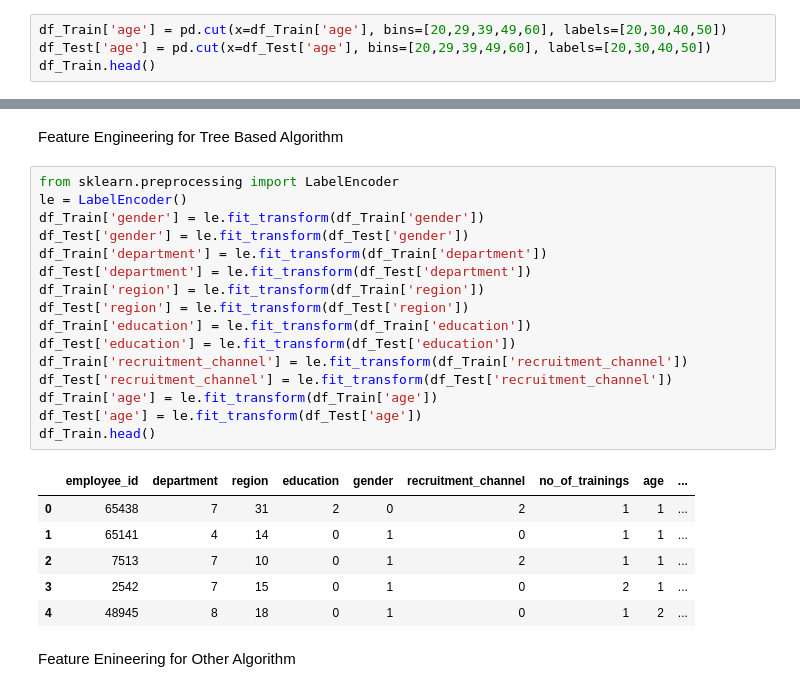
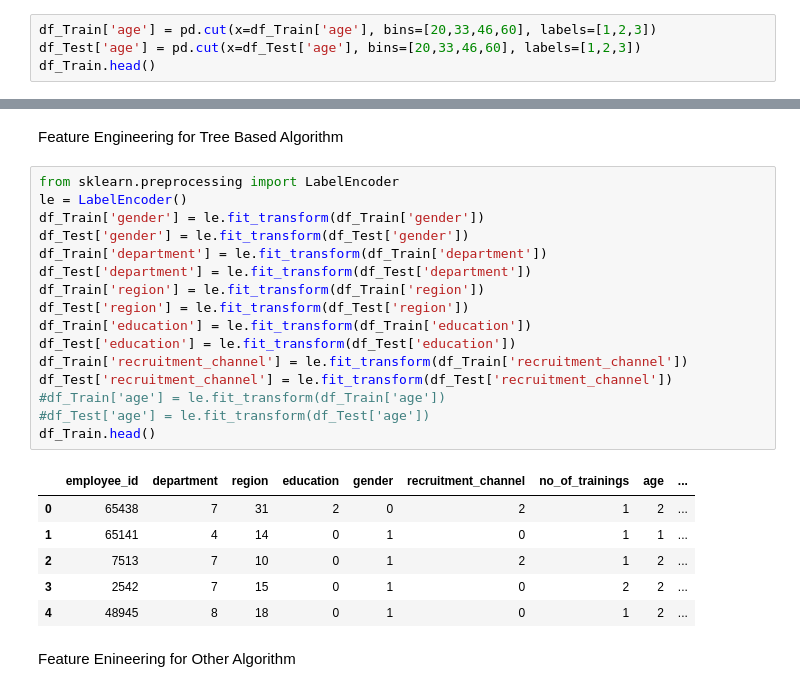
Before and after one commit to blessondensil294/HR-Analytics-Promotion, a Jupyter notebook: HR_Analytics_to_Predict_Promotion.ipynb, the cells around one changed output, grey strips where cells are left out. Drawn from its saved outputs; the diff is of its cells as text.

```diff
--- a/HR_Analytics_to_Predict_Promotion.ipynb
+++ b/HR_Analytics_to_Predict_Promotion.ipynb
@@ -287,8 +287,8 @@ df_Train.head()
 | 3 | 2542 | Sales & Marketing | region_23 | Bachelor's | m | other | 2 | 39 | ... |
 | 4 | 48945 | Technology | region_26 | Bachelor's | m | other | 1 | 45 | ... |
 # %%
-df_Train['age'] = pd.cut(x=df_Train['age'], bins=[20,29,39,49,60], labels=[20,30,40,50])
-df_Test['age'] = pd.cut(x=df_Test['age'], bins=[20,29,39,49,60], labels=[20,30,40,50])
+df_Train['age'] = pd.cut(x=df_Train['age'], bins=[20,33,46,60], labels=[1,2,3])
+df_Test['age'] = pd.cut(x=df_Test['age'], bins=[20,33,46,60], labels=[1,2,3])
 df_Train.head()
 # %% [output]
 |  | employee_id | department | region | education | gender | recruitment_channel | no_of_trainings | age | ... |
@@ -313,25 +313,25 @@ Feature Engineering for Tree Based Algorithm
 # %%
 from sklearn.preprocessing import LabelEncoder
 le = LabelEncoder()
 df_Train['gender'] = le.fit_transform(df_Train['gender'])
 df_Test['gender'] = le.fit_transform(df_Test['gender'])
 df_Train['department'] = le.fit_transform(df_Train['department'])
 df_Test['department'] = le.fit_transform(df_Test['department'])
 df_Train['region'] = le.fit_transform(df_Train['region'])
 df_Test['region'] = le.fit_transform(df_Test['region'])
 df_Train['education'] = le.fit_transform(df_Train['education'])
 df_Test['education'] = le.fit_transform(df_Test['education'])
 df_Train['recruitment_channel'] = le.fit_transform(df_Train['recruitment_channel'])
 df_Test['recruitment_channel'] = le.fit_transform(df_Test['recruitment_channel'])
-df_Train['age'] = le.fit_transform(df_Train['age'])
-df_Test['age'] = le.fit_transform(df_Test['age'])
+#df_Train['age'] = le.fit_transform(df_Train['age'])
+#df_Test['age'] = le.fit_transform(df_Test['age'])
 df_Train.head()
 # %% [output]
 |  | employee_id | department | region | education | gender | recruitment_channel | no_of_trainings | age | ... |
-| 0 | 65438 | 7 | 31 | 2 | 0 | 2 | 1 | 1 | ... |
+| 0 | 65438 | 7 | 31 | 2 | 0 | 2 | 1 | 2 | ... |
 | 1 | 65141 | 4 | 14 | 0 | 1 | 0 | 1 | 1 | ... |
-| 2 | 7513 | 7 | 10 | 0 | 1 | 2 | 1 | 1 | ... |
-| 3 | 2542 | 7 | 15 | 0 | 1 | 0 | 2 | 1 | ... |
+| 2 | 7513 | 7 | 10 | 0 | 1 | 2 | 1 | 2 | ... |
+| 3 | 2542 | 7 | 15 | 0 | 1 | 0 | 2 | 2 | ... |
 | 4 | 48945 | 8 | 18 | 0 | 1 | 0 | 1 | 2 | ... |
 # %% [markdown]
 Feature Enineering for Other Algorithm
```
Also changed, not shown: parts of 5 cells of this notebook.
